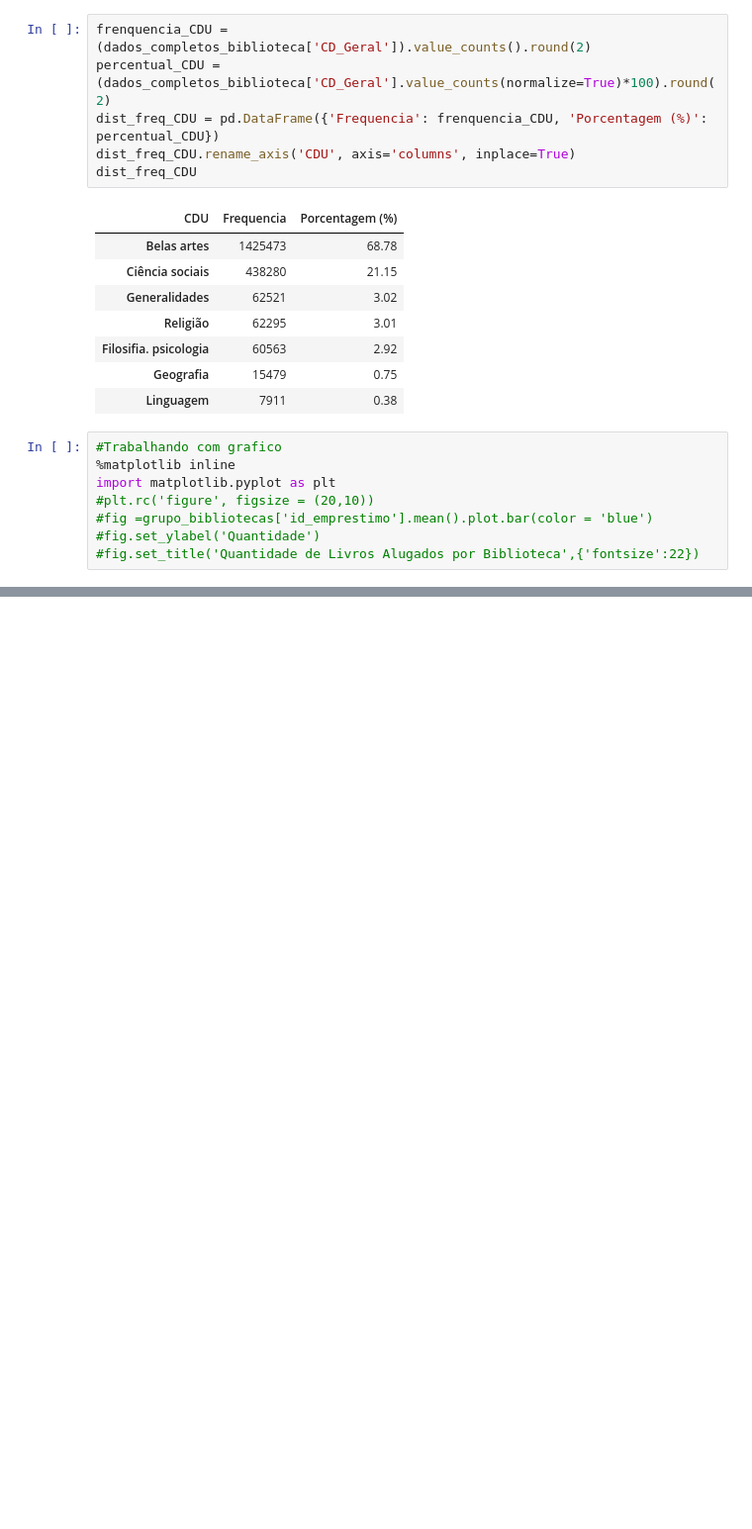
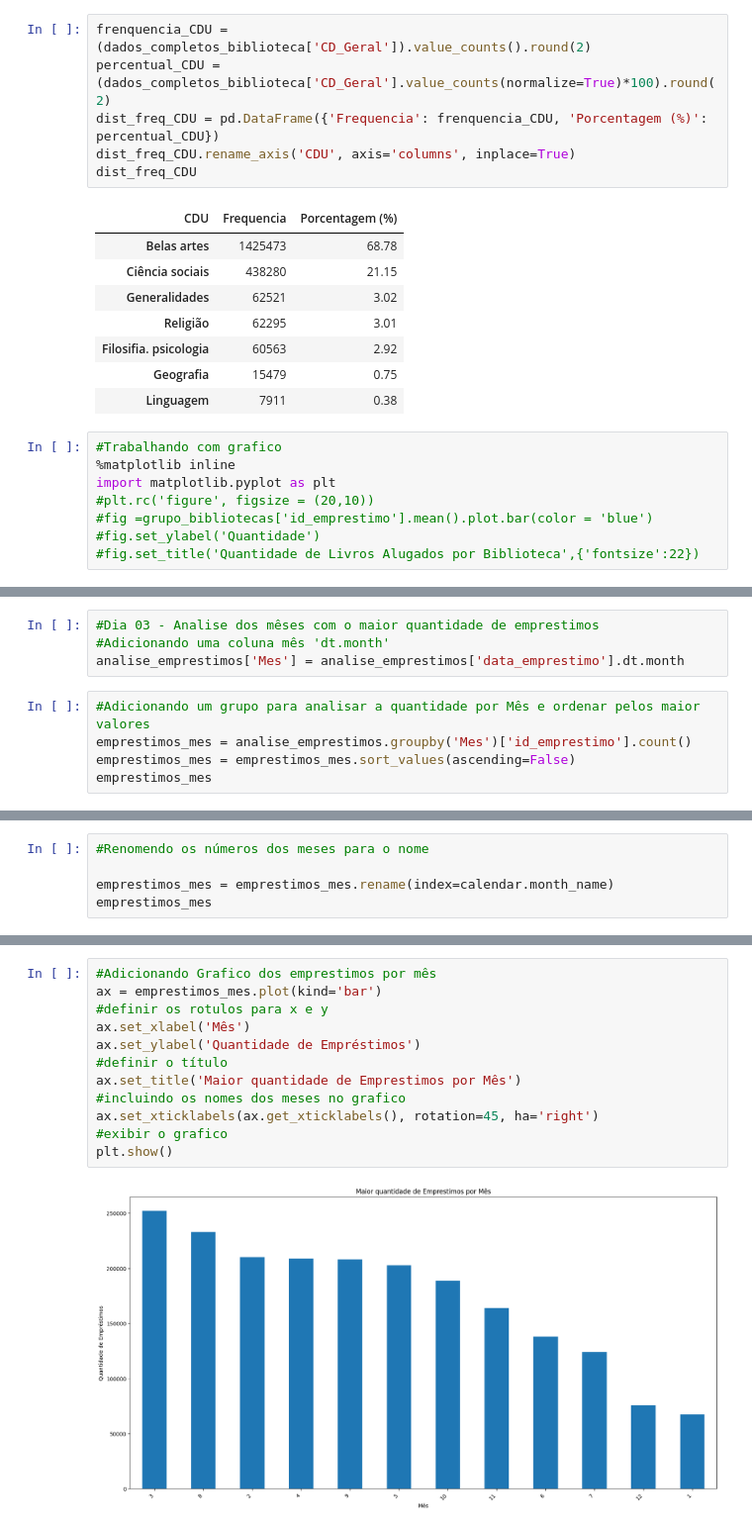
Before and after one commit to Odilon01/7_Dias_de_C-digo_Alura-Python-Pandas, a Jupyter notebook: 7dayofcode.ipynb, the cells around one changed output, grey strips where cells are left out. Shown at 99% size. Saved outputs shown, nothing was run; the diff lists cells and outputs as text; blank space fills up the shorter version.

```diff
--- a/7dayofcode.ipynb
+++ b/7dayofcode.ipynb
@@ -378,0 +467,9 @@ import matplotlib.pyplot as plt
+# %%
+#Dia 03 - Analise dos mêses com o maior quantidade de emprestimos
+#Adicionando uma coluna mês 'dt.month'
+analise_emprestimos['Mes'] = analise_emprestimos['data_emprestimo'].dt.month
+# %%
+#Adicionando um grupo para analisar a quantidade por Mês e ordenar pelos maior valores
+emprestimos_mes = analise_emprestimos.groupby('Mes')['id_emprestimo'].count()
+emprestimos_mes = emprestimos_mes.sort_values(ascending=False)
+emprestimos_mes
@@ -378,0 +491,5 @@ import matplotlib.pyplot as plt
+# %%
+#Renomendo os números dos meses para o nome
+
+emprestimos_mes = emprestimos_mes.rename(index=calendar.month_name)
+emprestimos_mes
@@ -378,0 +511,14 @@ import matplotlib.pyplot as plt
+# %%
+#Adicionando Grafico dos emprestimos por mês
+ax = emprestimos_mes.plot(kind='bar')
+#definir os rotulos para x e y
+ax.set_xlabel('Mês')
+ax.set_ylabel('Quantidade de Empréstimos')
+#definir o título
+ax.set_title('Maior quantidade de Emprestimos por Mês')
+#incluindo os nomes dos meses no grafico
+ax.set_xticklabels(ax.get_xticklabels(), rotation=45, ha='right')
+#exibir o grafico
+plt.show()
+# %% [output]
+[figure, added]
```
Also changed, not shown: parts of 13 cells of this notebook.
